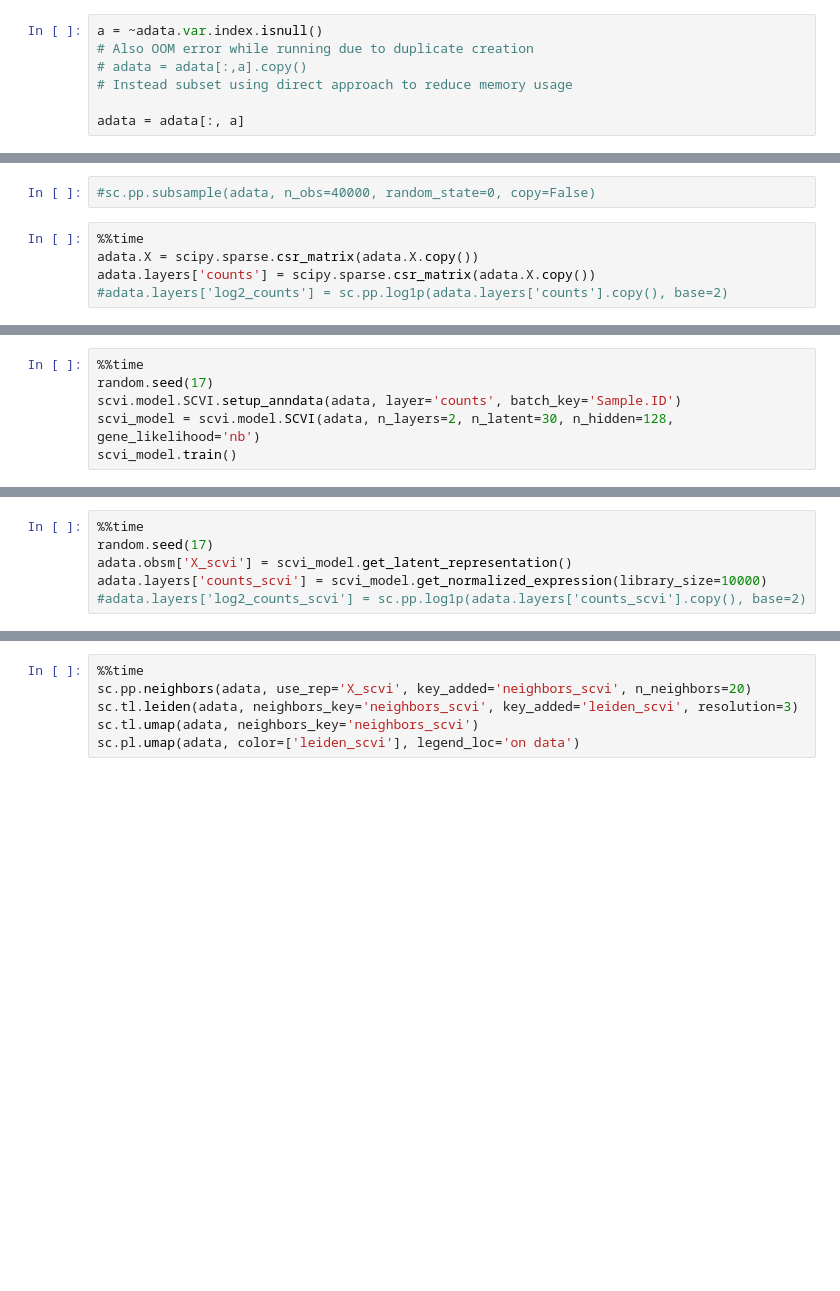
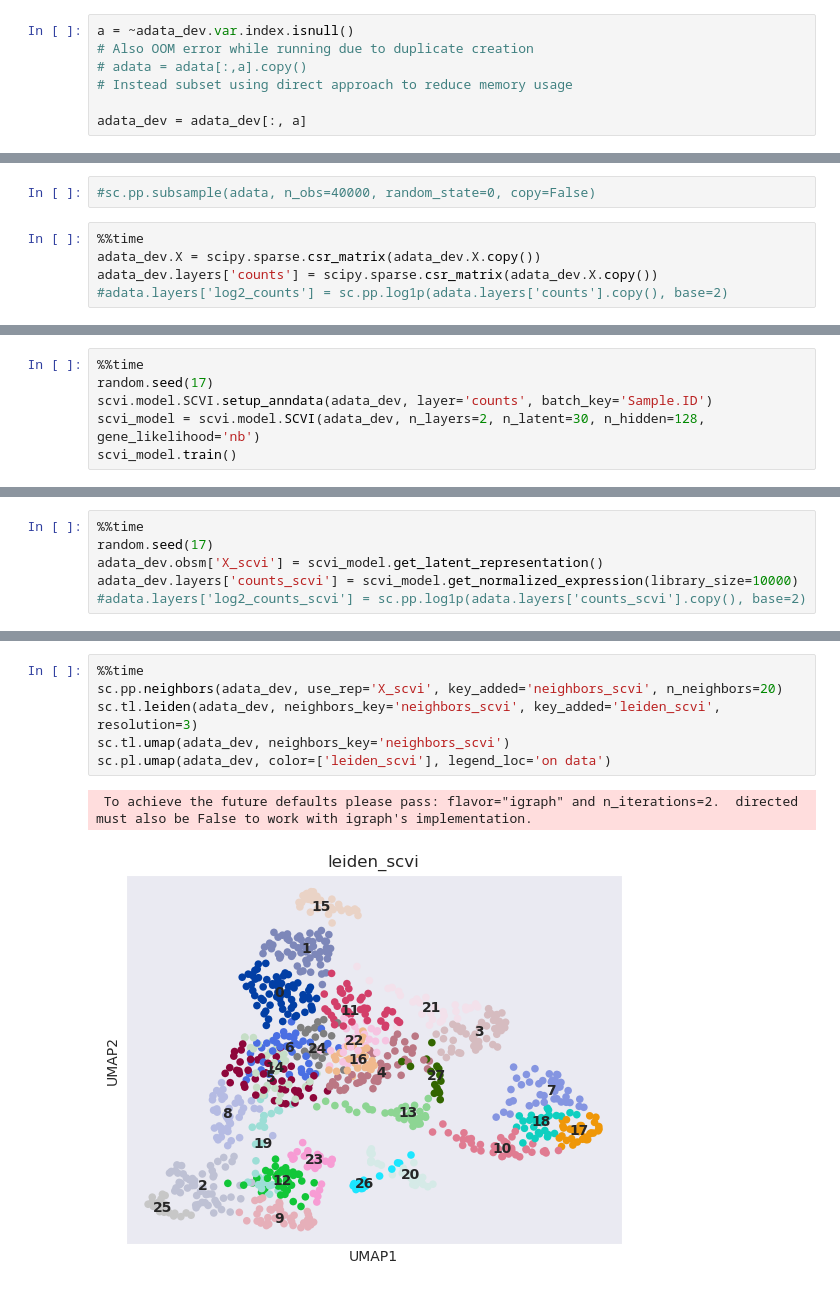
Before and after one commit to MerlinDassanayake/FigureOneLab, a Jupyter notebook: trevino/231226_trevino_anndata.ipynb, the cells around one changed output, grey strips where cells are left out. Saved outputs shown, nothing was run; the diff lists cells and outputs as text; blank space fills up the shorter version.

```diff
--- a/trevino/231226_trevino_anndata.ipynb
+++ b/trevino/231226_trevino_anndata.ipynb
@@ -107,9 +94,9 @@ adata.var_names_make_unique
     obs: 'Cell.ID', 'Sample.ID', 'Age', 'Tissue.ID', 'Sample.Type', 'Assay', 'Batch', 'seurat_clusters', 'RNA.Counts', 'RNA.Features', 'Percent.MT', 'Percent.Ribo', 'Cell.Barcode', 'DF_pANN', 'DF_clas ...
 # %%
-a = ~adata.var.index.isnull()
+a = ~adata_dev.var.index.isnull()
 # Also OOM error while running due to duplicate creation
 # adata = adata[:,a].copy()
 # Instead subset using direct approach to reduce memory usage
 
-adata = adata[:, a]
+adata_dev = adata_dev[:, a]
 # %%
@@ -122,6 +115,6 @@ sc.pp.filter_cells(adata, min_genes=200)
 #sc.pp.subsample(adata, n_obs=40000, random_state=0, copy=False)
 # %%
 %%time
-adata.X = scipy.sparse.csr_matrix(adata.X.copy())
-adata.layers['counts'] = scipy.sparse.csr_matrix(adata.X.copy())
+adata_dev.X = scipy.sparse.csr_matrix(adata_dev.X.copy())
+adata_dev.layers['counts'] = scipy.sparse.csr_matrix(adata_dev.X.copy())
 #adata.layers['log2_counts'] = sc.pp.log1p(adata.layers['counts'].copy(), base=2)
@@ -128,6 +124,6 @@ adata.layers['counts'] = scipy.sparse.csr_matrix(adata.X.copy())
 # %%
 %%time
 random.seed(17)
-scvi.model.SCVI.setup_anndata(adata, layer='counts', batch_key='Sample.ID')
-scvi_model = scvi.model.SCVI(adata, n_layers=2, n_latent=30, n_hidden=128, gene_likelihood='nb')
+scvi.model.SCVI.setup_anndata(adata_dev, layer='counts', batch_key='Sample.ID')
+scvi_model = scvi.model.SCVI(adata_dev, n_layers=2, n_latent=30, n_hidden=128, gene_likelihood='nb')
 scvi_model.train()
@@ -134,6 +139,6 @@ scvi_model.train()
 # %%
 %%time
 random.seed(17)
-adata.obsm['X_scvi'] = scvi_model.get_latent_representation()
-adata.layers['counts_scvi'] = scvi_model.get_normalized_expression(library_size=10000)
+adata_dev.obsm['X_scvi'] = scvi_model.get_latent_representation()
+adata_dev.layers['counts_scvi'] = scvi_model.get_normalized_expression(library_size=10000)
 #adata.layers['log2_counts_scvi'] = sc.pp.log1p(adata.layers['counts_scvi'].copy(), base=2)
@@ -140,6 +148,9 @@ adata.layers['counts_scvi'] = scvi_model.get_normalized_expression(library_size=
 # %%
 %%time
-sc.pp.neighbors(adata, use_rep='X_scvi', key_added='neighbors_scvi', n_neighbors=20)
-sc.tl.leiden(adata, neighbors_key='neighbors_scvi', key_added='leiden_scvi', resolution=3)
-sc.tl.umap(adata, neighbors_key='neighbors_scvi')
-sc.pl.umap(adata, color=['leiden_scvi'], legend_loc='on data')
+sc.pp.neighbors(adata_dev, use_rep='X_scvi', key_added='neighbors_scvi', n_neighbors=20)
+sc.tl.leiden(adata_dev, neighbors_key='neighbors_scvi', key_added='leiden_scvi', resolution=3)
+sc.tl.umap(adata_dev, neighbors_key='neighbors_scvi')
+sc.pl.umap(adata_dev, color=['leiden_scvi'], legend_loc='on data')
+# %% [output]
+ To achieve the future defaults please pass: flavor="igraph" and n_iterations=2.  directed must also be False to work with igraph's implementation.
+[figure, added]
```
Also changed, not shown: parts of 16 cells of this notebook, 1 other file.
